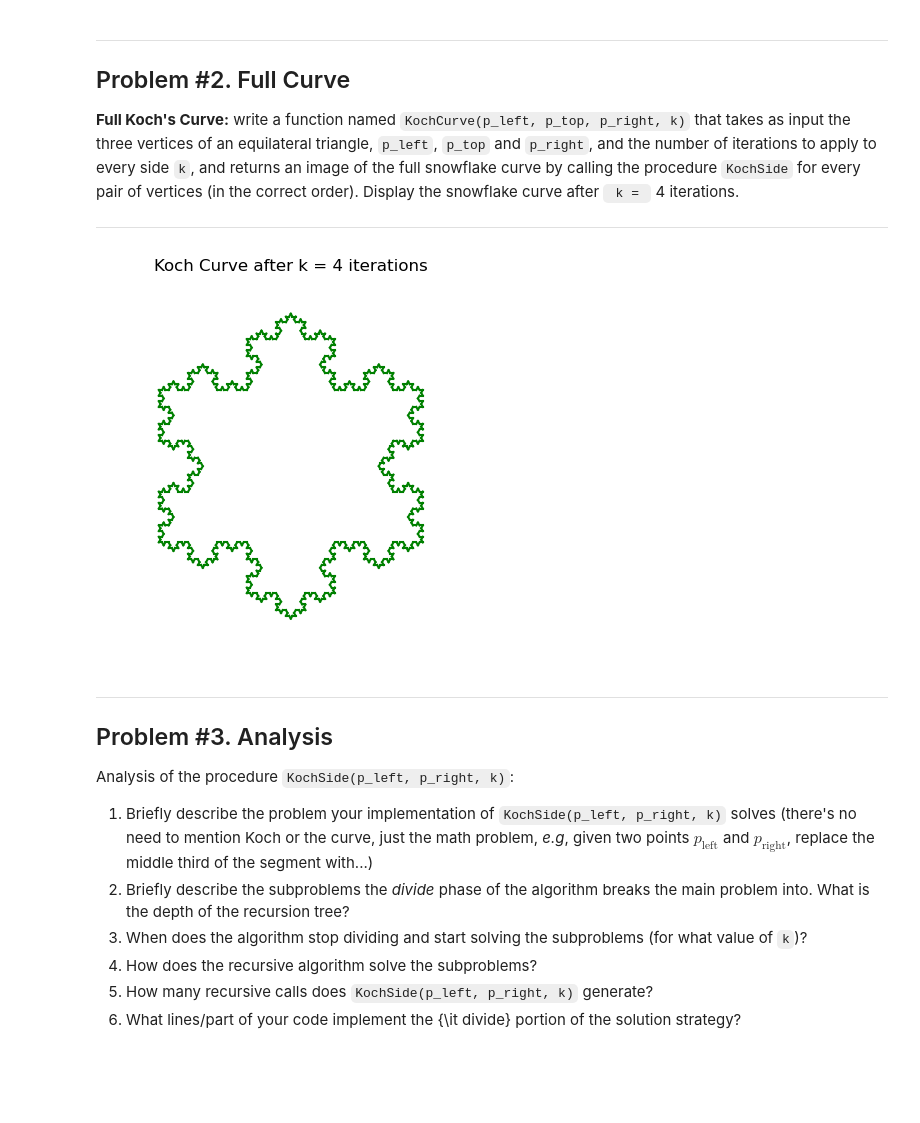
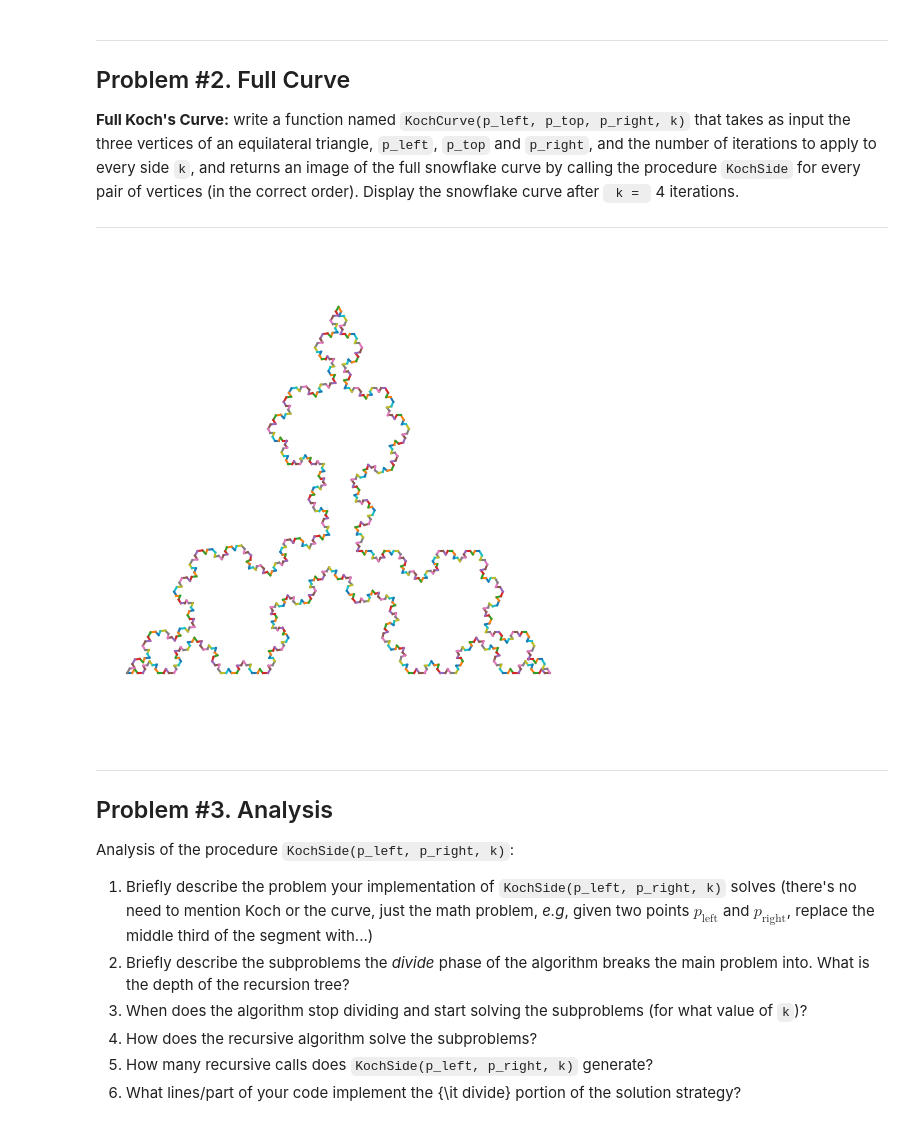
Before and after one commit to paramdesai321/Snowflake_Curve, a Jupyter notebook: main.ipynb, the cells around one changed output. Cells and saved outputs as stored; diff of their text form; code cells hidden in the pictures; blank space fills up the shorter version.

```diff
--- a/main.ipynb
+++ b/main.ipynb
@@ -120,40 +134,31 @@ KochSide(p_left, p_right, 2)
 **Full Koch's Curve:** write a function named <code>KochCurve(p_left, p_top, p_right, k)</code> that takes as input the three vertices of an equilateral triangle, <code>p_left</code>, <code>p_top</code> and <code>p_right</code>, and the number of iterations to apply to every side <code>k</code>, and returns an image of the full snowflake curve by calling the procedure <code>KochSide</code> for every pair of vertices (in the correct order). Display the snowflake curve after <code> k = </code> 4 iterations.
 
 <hr>
-# %%
-def KochCurve(p_left, p_top, p_right, k):
-
-    # call Koch side for each of the three sides of the triangle
-
-    # KochSide(p_left,..., k)
-    # KochSide(...
-    # ...
-
-    # plotting commands
-    # adjust as needed
-
-    plt.axis('square')
-    plt.axis([-0.2, 1.2, -0.4, 1.0])
-
-    # if you want to title and save your snowflakes... you'll need to create a folder naked frames
-    # plt.title('Koch Curve after k = %d iterations' %k)
-    # plt.axis('off')
-    # outfile = "frames/KochCurve%0.3d.png" % k
-    # plt.savefig(outfile)
-
-###########################################################################################
-
-# Test Points
-
-p_left = np.array([0,0])
-p_top= np.array([0.5,0.5*np.sqrt(3.0)])
-p_right= np.array([1.0,0])
-
-## Test
-
-#KochCurve(p_left, p_top, p_right, 4)
-# %% [output]
-[figure, removed]
+# %%
+def KochSnowflake(k):
+    """ Draw the full Koch Snowflake (three sides) with recursion level k. """
+    # 1. Define an equilateral triangle
+    #    Let's center it roughly so it looks nice:
+    p0 = np.array([0.0, 0.0])
+    p1 = np.array([1.0, 0.0])
+    # To get an equilateral triangle, the height is sqrt(3)/2
+    p2 = np.array([0.5, math.sqrt(3)/2])
+
+    # 2. Plot each side of the triangle using KochSide
+    KochSide(p0, p1, k)
+    KochSide(p1, p2, k)
+    KochSide(p2, p0, k)
+
+    # 3. Adjust axis
+    plt.axis('equal')
+    plt.axis('off')  # optional: turn off the axis
+    plt.show()
+
+# Draw a Koch Snowflake with recursion level k=4
+plt.figure(figsize=(6, 6))
+KochSnowflake(k=4)
+# %% [output]
+[figure, added]
 # %% [markdown]
 <hr>
 
```
Also changed, not shown: parts of 1 cell of this notebook.
